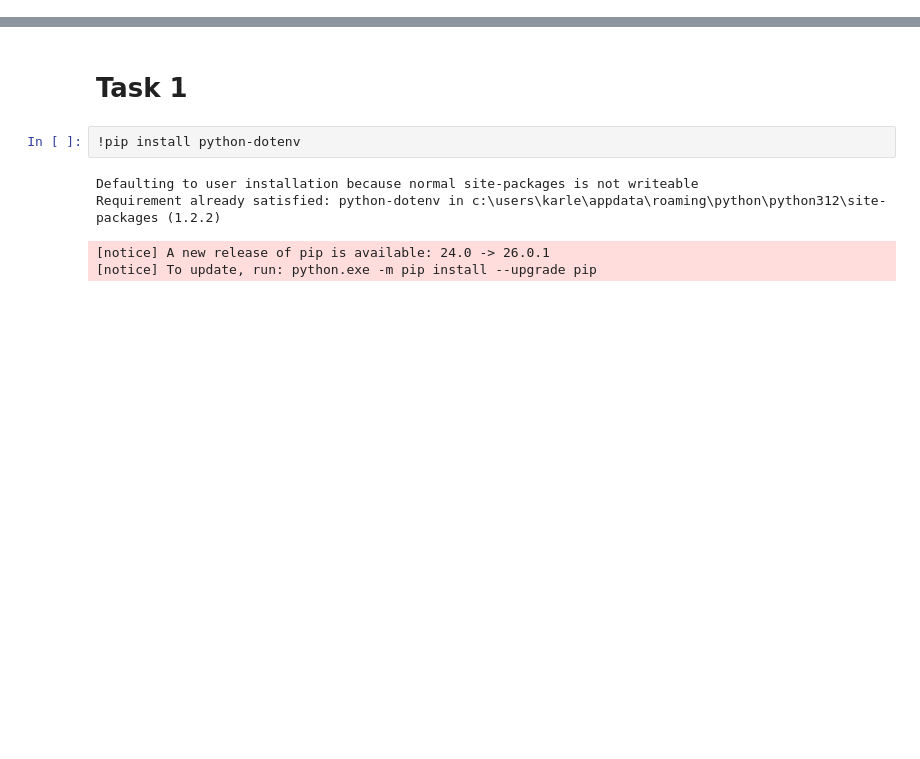
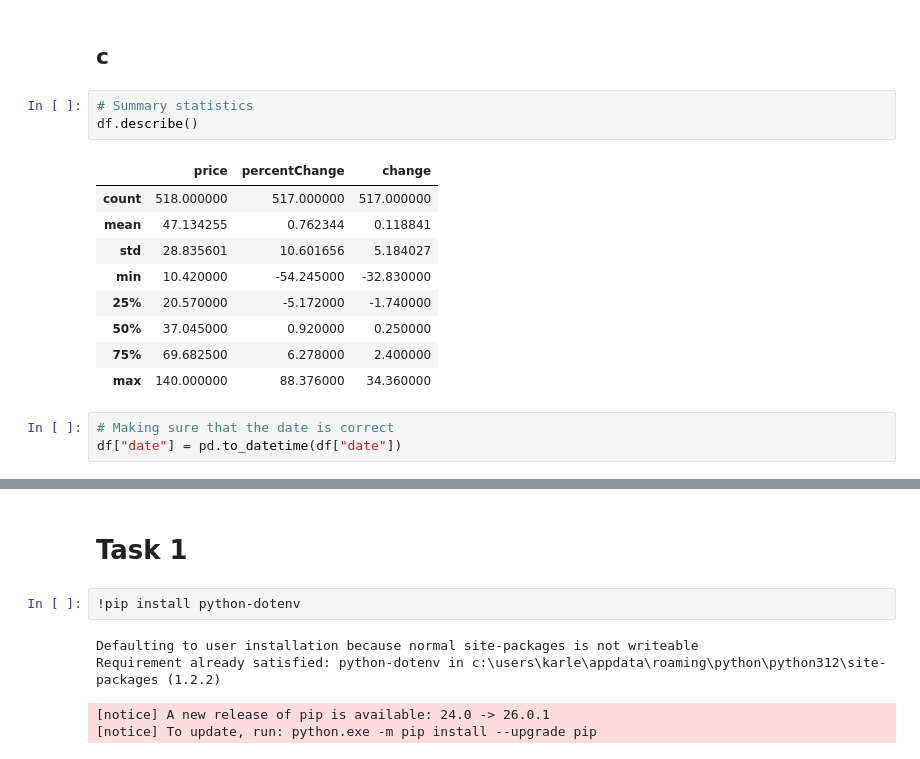
Before and after one commit to TrolleBulle/python-programmin-for-business, a Jupyter notebook: assignments/assignment2/Assignment 2.ipynb, the cells around one changed output, grey strips where cells are left out. Drawn from its saved outputs; the diff is of its cells as text; blank space fills up the shorter version.

```diff
--- a/assignments/assignment2/Assignment 2.ipynb
+++ b/assignments/assignment2/Assignment 2.ipynb
@@ -0,0 +36,18 @@
+# %% [markdown]
+## c
+# %%
+# Summary statistics
+df.describe()
+# %% [output]
+|  | price | percentChange | change |
+| count | 518.000000 | 517.000000 | 517.000000 |
+| mean | 47.134255 | 0.762344 | 0.118841 |
+| std | 28.835601 | 10.601656 | 5.184027 |
+| min | 10.420000 | -54.245000 | -32.830000 |
+| 25% | 20.570000 | -5.172000 | -1.740000 |
+| 50% | 37.045000 | 0.920000 | 0.250000 |
+| 75% | 69.682500 | 6.278000 | 2.400000 |
+| max | 140.000000 | 88.376000 | 34.360000 |
+# %%
+# Making sure that the date is correct
+df["date"] = pd.to_datetime(df["date"])
```
Also changed, not shown: parts of 9 cells of this notebook, 1 other file.
